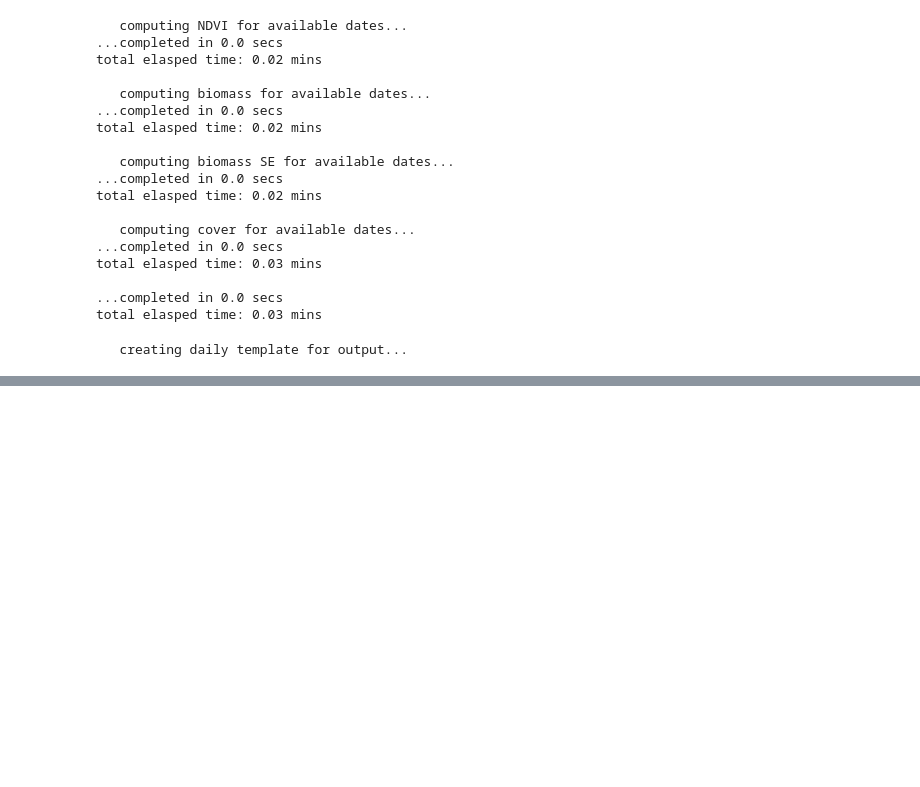
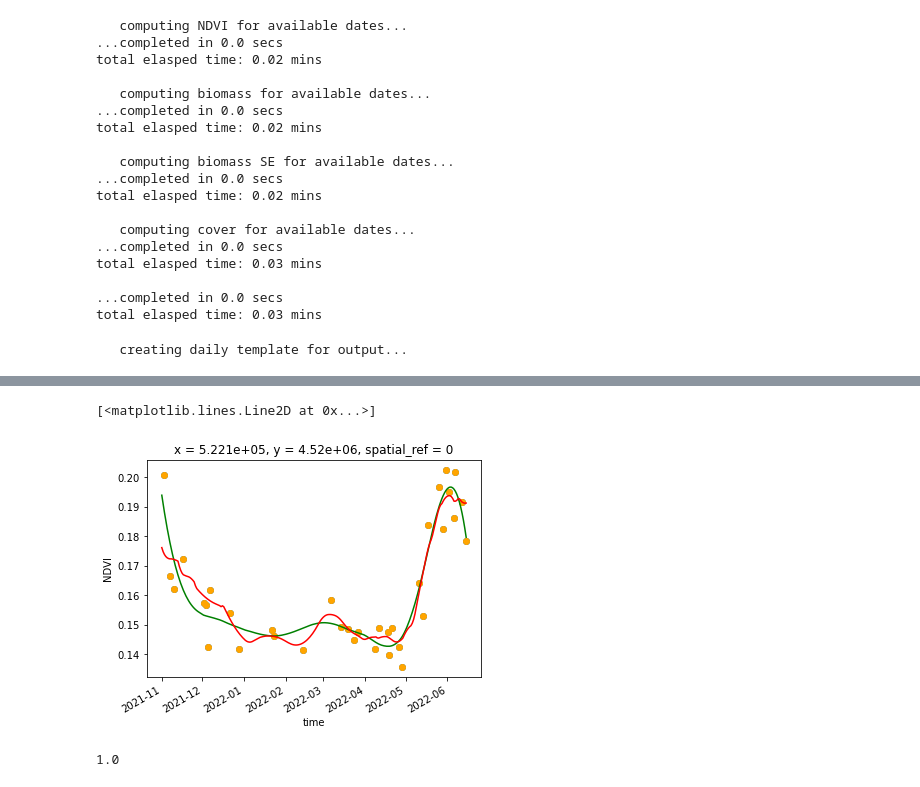
Before and after one commit to kearney-sp/hls_nrt, a Jupyter notebook: HLS2_aoi_veg_products.ipynb, the cells around one changed output, grey strips where cells are left out. Cells and saved outputs as stored; diff of their text form; code cells hidden in the pictures; blank space fills up the shorter version.

```diff
--- a/HLS2_aoi_veg_products.ipynb
+++ b/HLS2_aoi_veg_products.ipynb
@@ -37,7 +37,7 @@ outDIR_base = 'data/hls_nrt/'
 
 cluster_loc = 'local'
 # %%
-yr = 2022
+yr = 2020
 
 #prefix = 'redtop'
 prefix = 'cper'
@@ -510,0 +628,17 @@ LITT
+# %%
+dat_out_ds['NDVI'].isel(x=150, y=150).plot.line(linewidth=0, marker="o")
+dat_out_ds['NDVI_despike'].isel(x=150, y=150).plot.line(linewidth=0, marker="o", color='orange')
+dat_out_ds['NDVI_smooth'].isel(x=150, y=150).plot.line(color='green')
+dat_out_ds['NDVI'].isel(x=150, y=150).chunk({'time': -1}).interpolate_na('time').rolling(time=20, center=True, min_periods=1).mean().plot(color='red')
+# %% [output]
+[<matplotlib.lines.Line2D at 0x...>]
+[figure, added]
+# %%
+win_length = 21
+seq2 = np.linspace(0, 1.0/float(win_length//2), win_length//2+1)
+seq = np.linspace(0, win_length/float(win_length//2), win_length//2+1)
+weight = xr.DataArray(np.concatenate([seq, np.linspace(seq[-2], 0, 10)]), dims=['window'])
+weight2 = xr.DataArray(np.concatenate([seq2, np.linspace(seq2[-2], 0, 10)]), dims=['window'])
+np.sum(np.concatenate([seq2, np.linspace(seq2[-2], 0, 10)]))
+# %% [output]
+1.0
```
Also changed, not shown: parts of 20 cells of this notebook, 4 other files.
